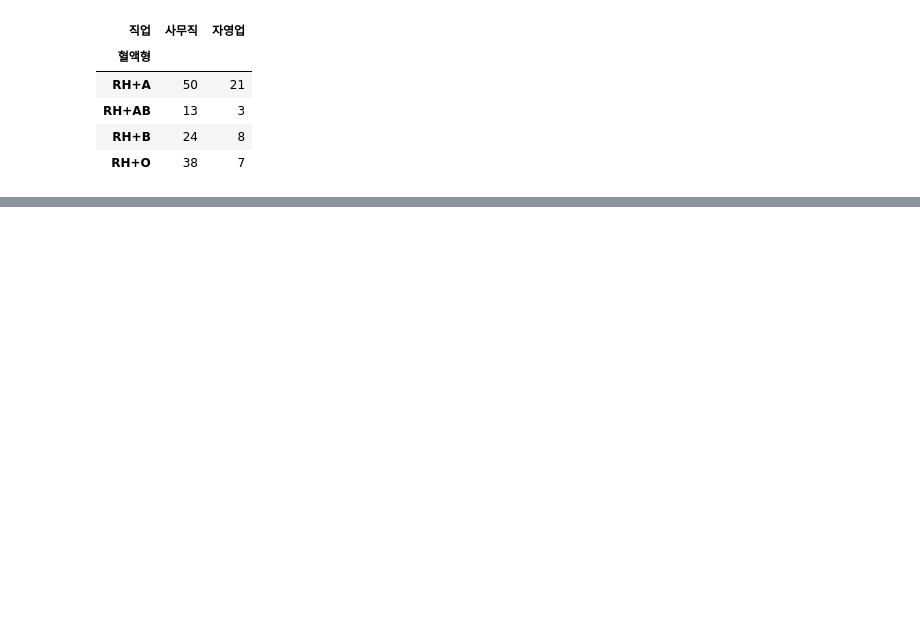
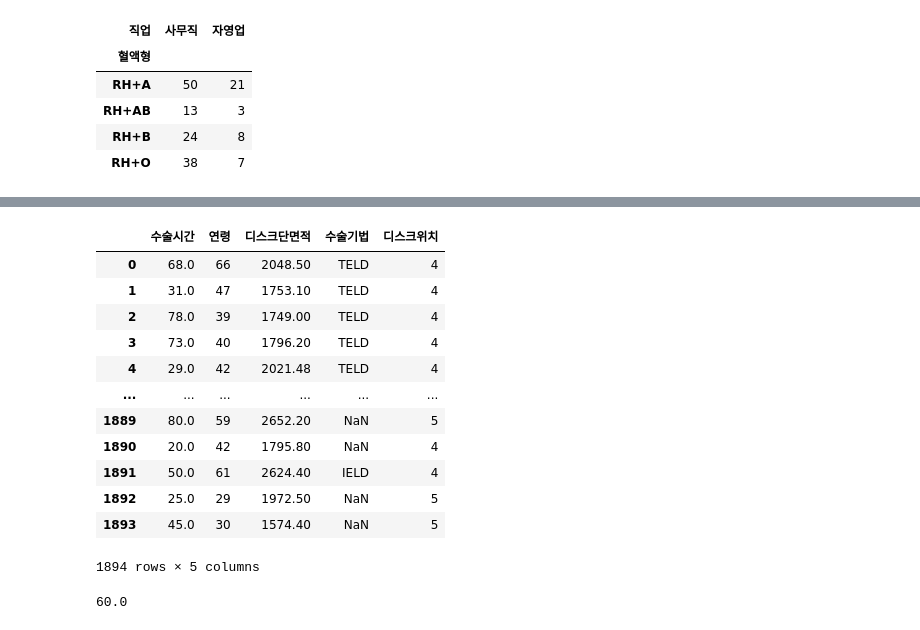
Before and after one commit to hhyowon/study_data_analytics, a Jupyter notebook: codes/RecurrenceOfSurgery_DDA.ipynb, the cells around one changed output, grey strips where cells are left out. Saved outputs shown, nothing was run; the diff lists cells and outputs as text; code cells hidden in the pictures; blank space fills up the shorter version.

```diff
--- a/codes/RecurrenceOfSurgery_DDA.ipynb
+++ b/codes/RecurrenceOfSurgery_DDA.ipynb
@@ -311,0 +297,22 @@ print(frequency_table)
+# %%
+df_ROS_forpatient = df_ROS[['수술시간','연령', '디스크단면적','수술기법','디스크위치']]
+pd.DataFrame(df_ROS_forpatient)
+# %% [output]
+|  | 수술시간 | 연령 | 디스크단면적 | 수술기법 | 디스크위치 |
+| 0 | 68.0 | 66 | 2048.50 | TELD | 4 |
+| 1 | 31.0 | 47 | 1753.10 | TELD | 4 |
+| 2 | 78.0 | 39 | 1749.00 | TELD | 4 |
+| 3 | 73.0 | 40 | 1796.20 | TELD | 4 |
+| 4 | 29.0 | 42 | 2021.48 | TELD | 4 |
+| ... | ... | ... | ... | ... | ... |
+| 1889 | 80.0 | 59 | 2652.20 | NaN | 5 |
+| 1890 | 20.0 | 42 | 1795.80 | NaN | 4 |
+| 1891 | 50.0 | 61 | 2624.40 | IELD | 4 |
+| 1892 | 25.0 | 29 | 1972.50 | NaN | 5 |
+| 1893 | 45.0 | 30 | 1574.40 | NaN | 5 |
+1894 rows × 5 columns
+# %%
+median_operation_time = df_ROS_forpatient['수술시간'].median()
+median_operation_time   #평균 수술시간 : 60
+# %% [output]
+60.0
```
Also changed, not shown: parts of 10 cells of this notebook, 1 other file.
